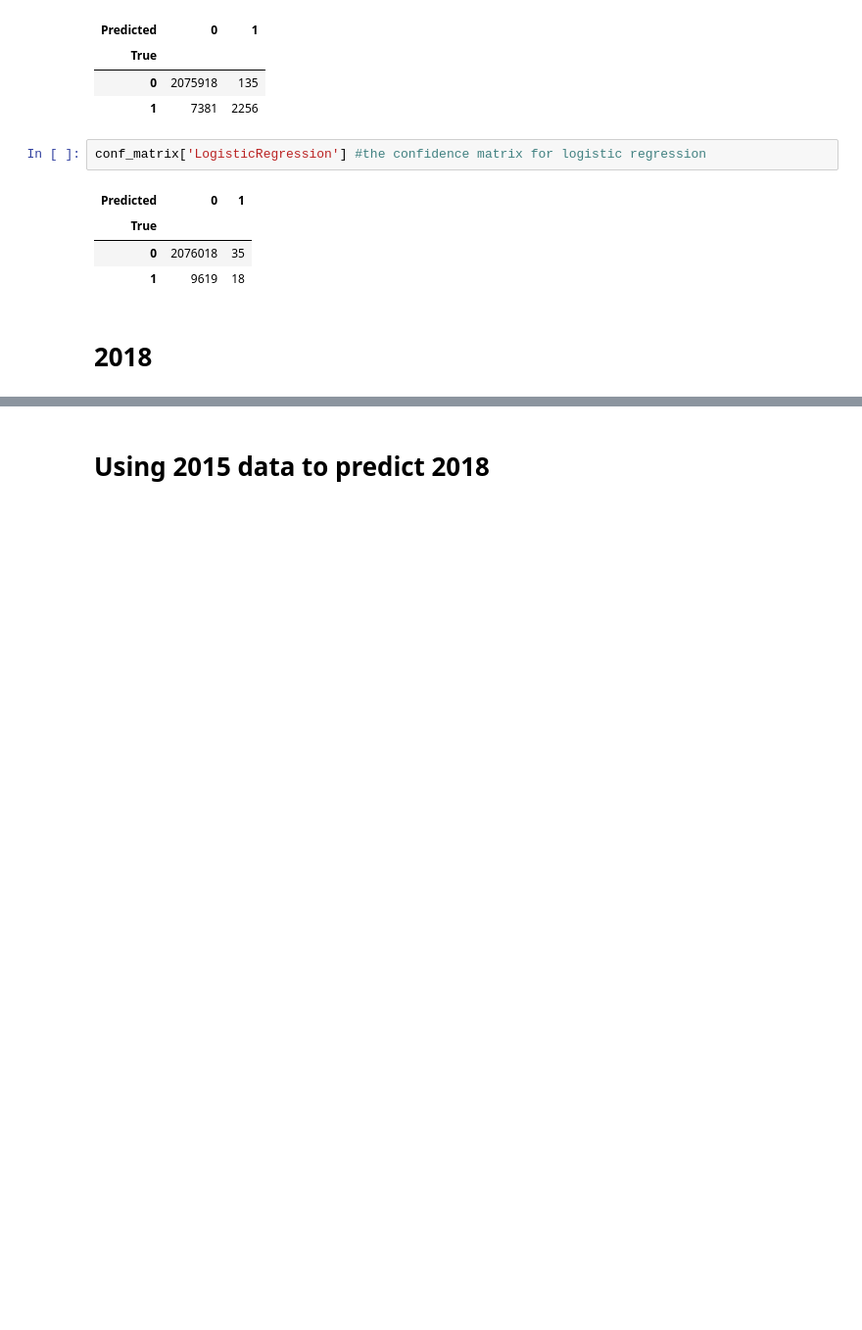
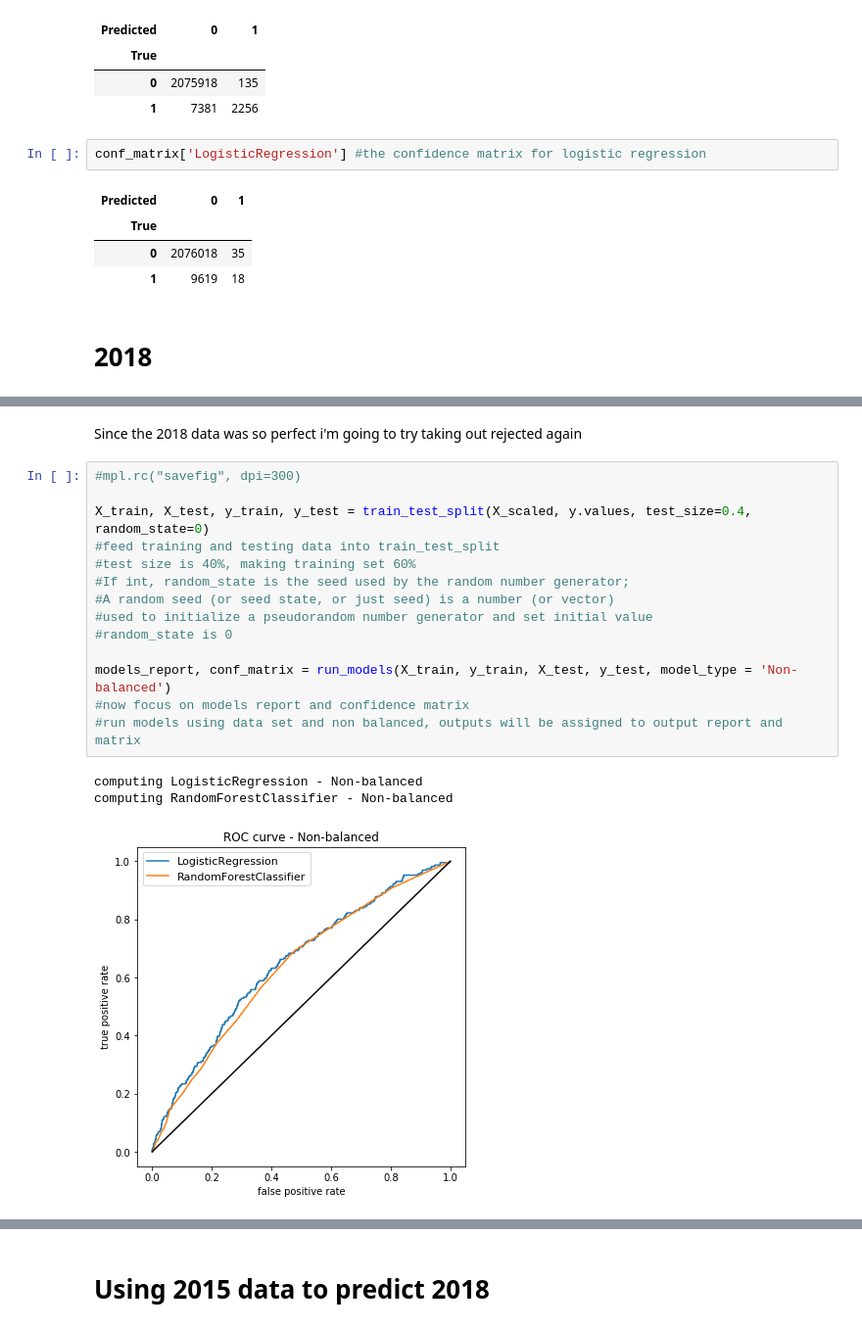
Before and after one commit to adamcoop9889/loan_defaults, a Jupyter notebook: loan_defaults.ipynb, the cells around one changed output, grey strips where cells are left out. Shown at 98% size. Cells and saved outputs as stored; diff of their text form; blank space fills up the shorter version.

```diff
--- a/loan_defaults.ipynb
+++ b/loan_defaults.ipynb
@@ -1384,0 +1430,20 @@ conf_matrix['LogisticRegression'] #the confidence matrix for logistic regression
+# %% [markdown]
+Since the 2018 data was so perfect i'm going to try taking out rejected again
+# %%
+#mpl.rc("savefig", dpi=300)
+
+X_train, X_test, y_train, y_test = train_test_split(X_scaled, y.values, test_size=0.4, random_state=0)
+#feed training and testing data into train_test_split
+#test size is 40%, making training set 60%
+#If int, random_state is the seed used by the random number generator;
+#A random seed (or seed state, or just seed) is a number (or vector)
+#used to initialize a pseudorandom number generator and set initial value
+#random_state is 0
+
+models_report, conf_matrix = run_models(X_train, y_train, X_test, y_test, model_type = 'Non-balanced')
+#now focus on models report and confidence matrix
+#run models using data set and non balanced, outputs will be assigned to output report and matrix
+# %% [output]
+computing LogisticRegression - Non-balanced
+computing RandomForestClassifier - Non-balanced
+[figure, added]
```
Also changed, not shown: parts of 35 cells of this notebook.
